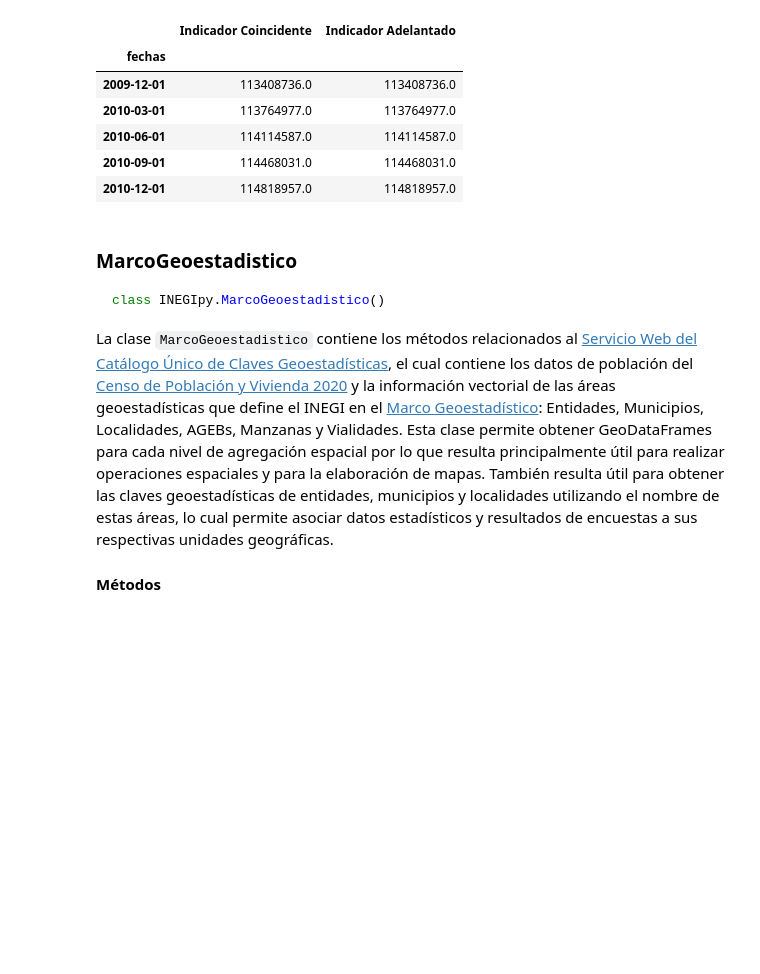
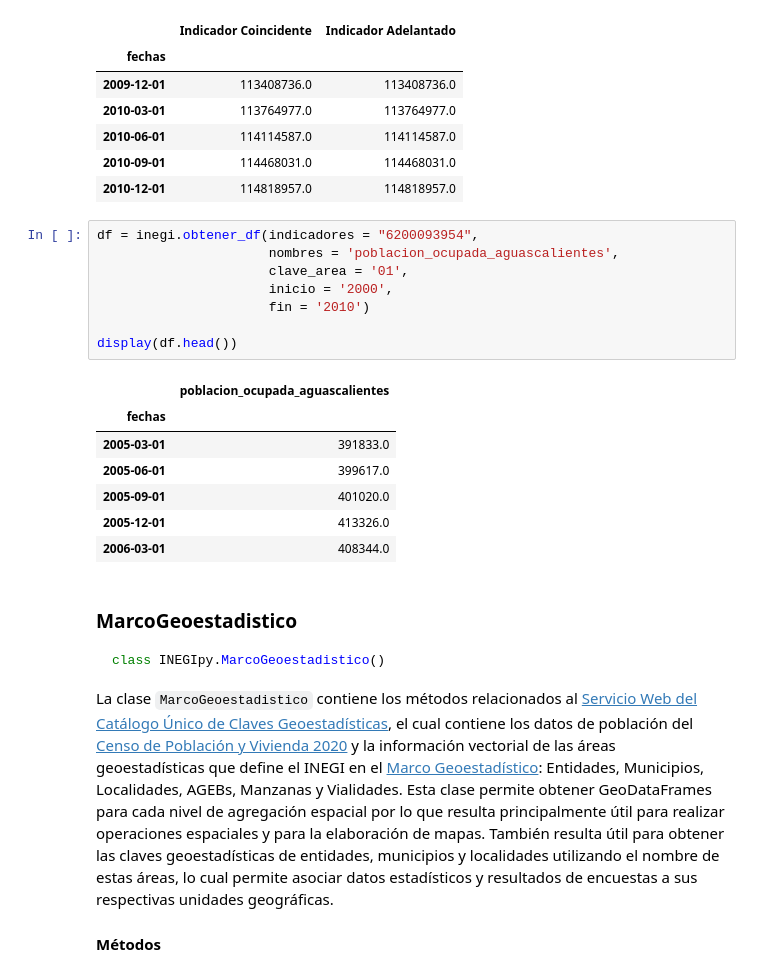
Before and after one commit to andreslomeliv/DatosMex, a Jupyter notebook: INEGIpy/README.ipynb, the cells around one changed output. Saved outputs shown, nothing was run; the diff lists cells and outputs as text; blank space fills up the shorter version.

Commit message:
se añadió la clave de área a Indicadores

```diff
--- a/INEGIpy/README.ipynb
+++ b/INEGIpy/README.ipynb
@@ -122,6 +125,22 @@ display(df.tail())
 | 2010-06-01 | 114114587.0 | 114114587.0 |
 | 2010-09-01 | 114468031.0 | 114468031.0 |
 | 2010-12-01 | 114818957.0 | 114818957.0 |
+# %%
+df = inegi.obtener_df(indicadores = "6200093954",
+                      nombres = 'poblacion_ocupada_aguascalientes',
+                      clave_area = '01',
+                      inicio = '2000',
+                      fin = '2010')
+
+display(df.head())
+# %% [output]
+|  | poblacion_ocupada_aguascalientes |
+| fechas |  |
+| 2005-03-01 | 391833.0 |
+| 2005-06-01 | 399617.0 |
+| 2005-09-01 | 401020.0 |
+| 2005-12-01 | 413326.0 |
+| 2006-03-01 | 408344.0 |
 # %% [markdown]
 ### MarcoGeoestadistico
 
```
Also changed, not shown: parts of 4 cells of this notebook, 14 other files.
